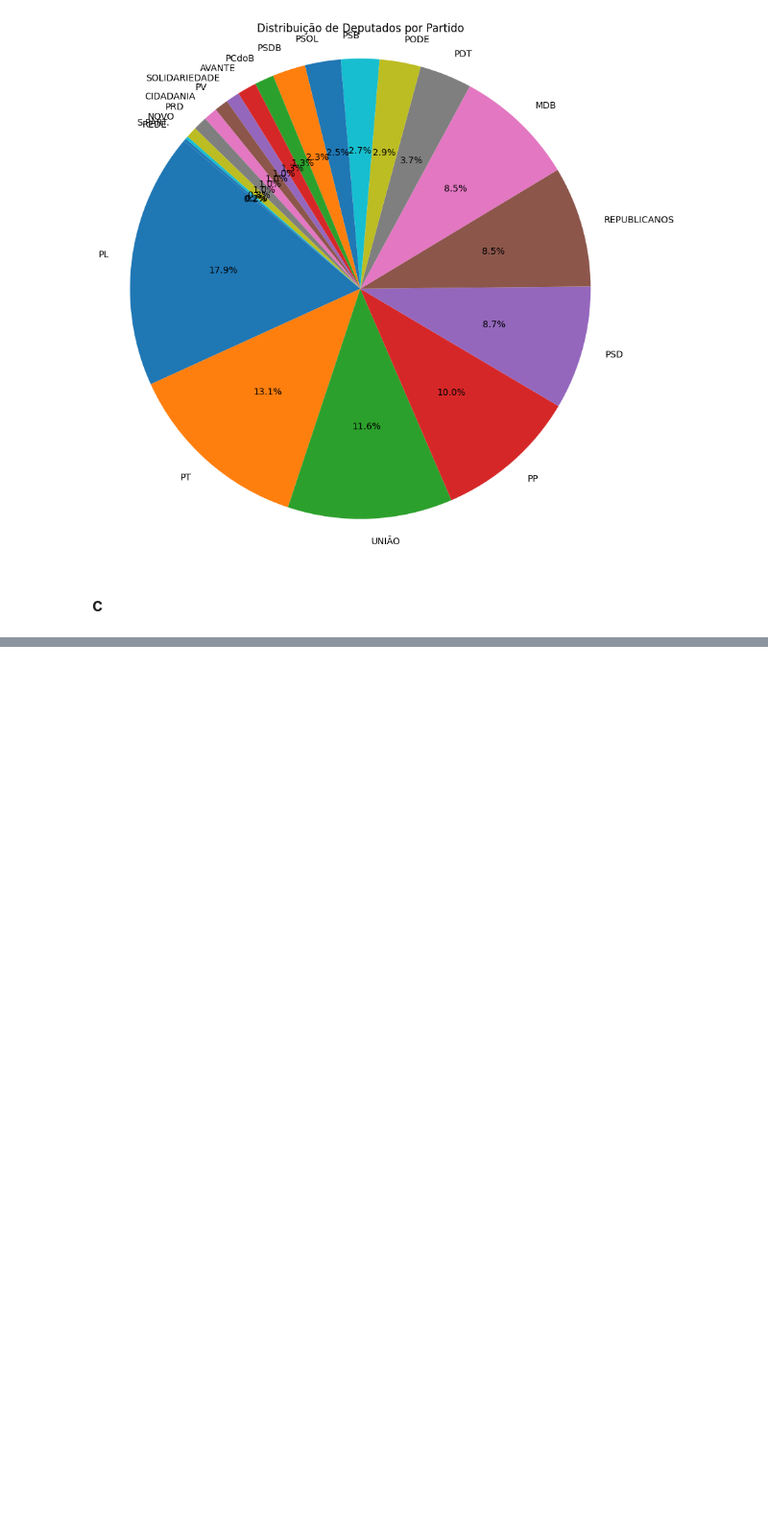
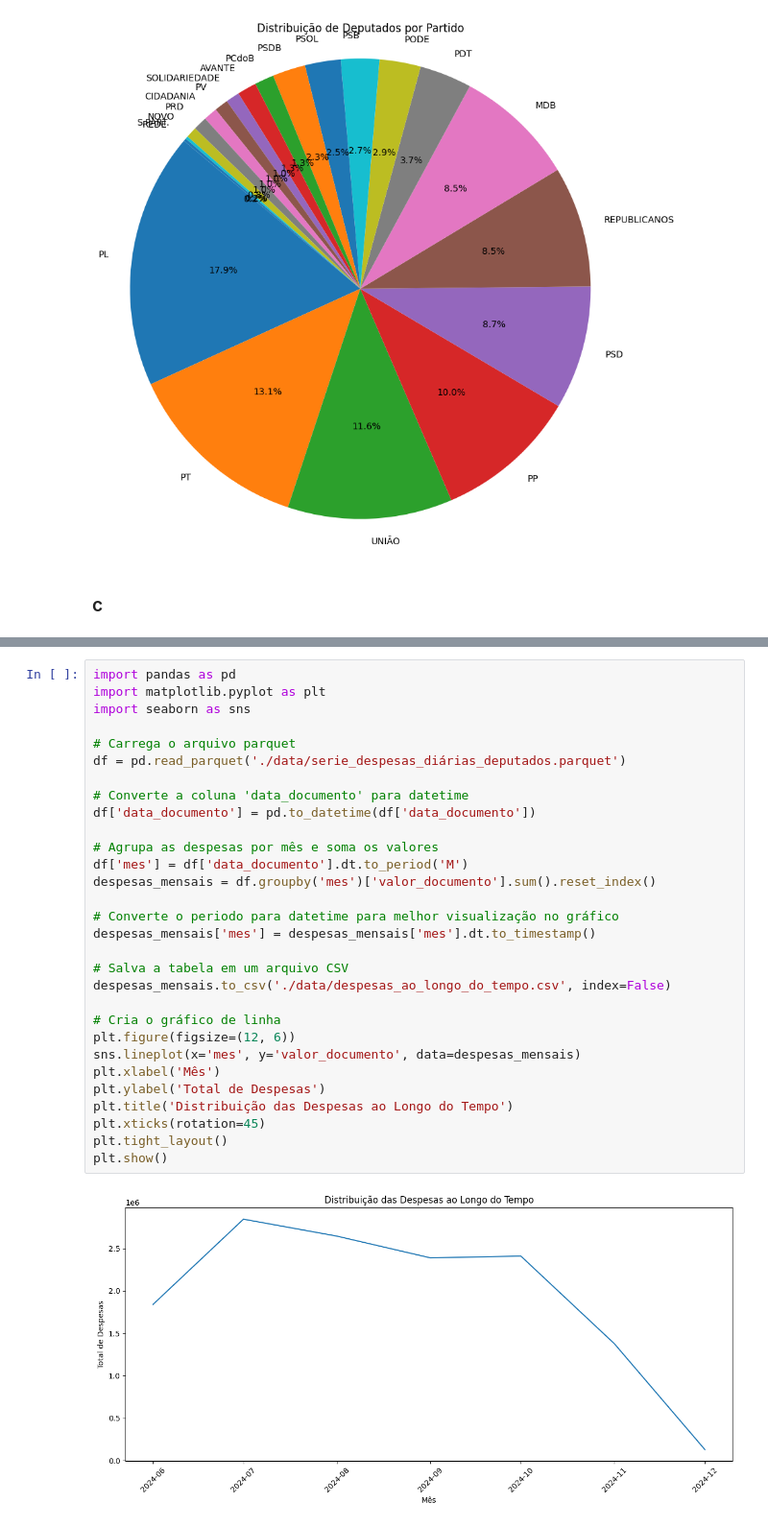
Before and after one commit to pedromvba/prompt-eng-at, a Jupyter notebook: AT.ipynb, the cells around one changed output, grey strips where cells are left out. Shown: that part at 96% size. Drawn from its saved outputs; the diff is of its cells as text; blank space fills up the shorter version.

```diff
--- a/AT.ipynb
+++ b/AT.ipynb
@@ -192,0 +465,32 @@ classification
+# %%
+import pandas as pd
+import matplotlib.pyplot as plt
+import seaborn as sns
+
+# Carrega o arquivo parquet
+df = pd.read_parquet('./data/serie_despesas_diárias_deputados.parquet')
+
+# Converte a coluna 'data_documento' para datetime
+df['data_documento'] = pd.to_datetime(df['data_documento'])
+
+# Agrupa as despesas por mês e soma os valores
+df['mes'] = df['data_documento'].dt.to_period('M')
+despesas_mensais = df.groupby('mes')['valor_documento'].sum().reset_index()
+
+# Converte o periodo para datetime para melhor visualização no gráfico
+despesas_mensais['mes'] = despesas_mensais['mes'].dt.to_timestamp()
+
+# Salva a tabela em um arquivo CSV
+despesas_mensais.to_csv('./data/despesas_ao_longo_do_tempo.csv', index=False)
+
+# Cria o gráfico de linha
+plt.figure(figsize=(12, 6))
+sns.lineplot(x='mes', y='valor_documento', data=despesas_mensais)
+plt.xlabel('Mês')
+plt.ylabel('Total de Despesas')
+plt.title('Distribuição das Despesas ao Longo do Tempo')
+plt.xticks(rotation=45)
+plt.tight_layout()
+plt.show()
+# %% [output]
+[figure, added]
```
Also changed, not shown: parts of 15 cells of this notebook, 6 other files.
